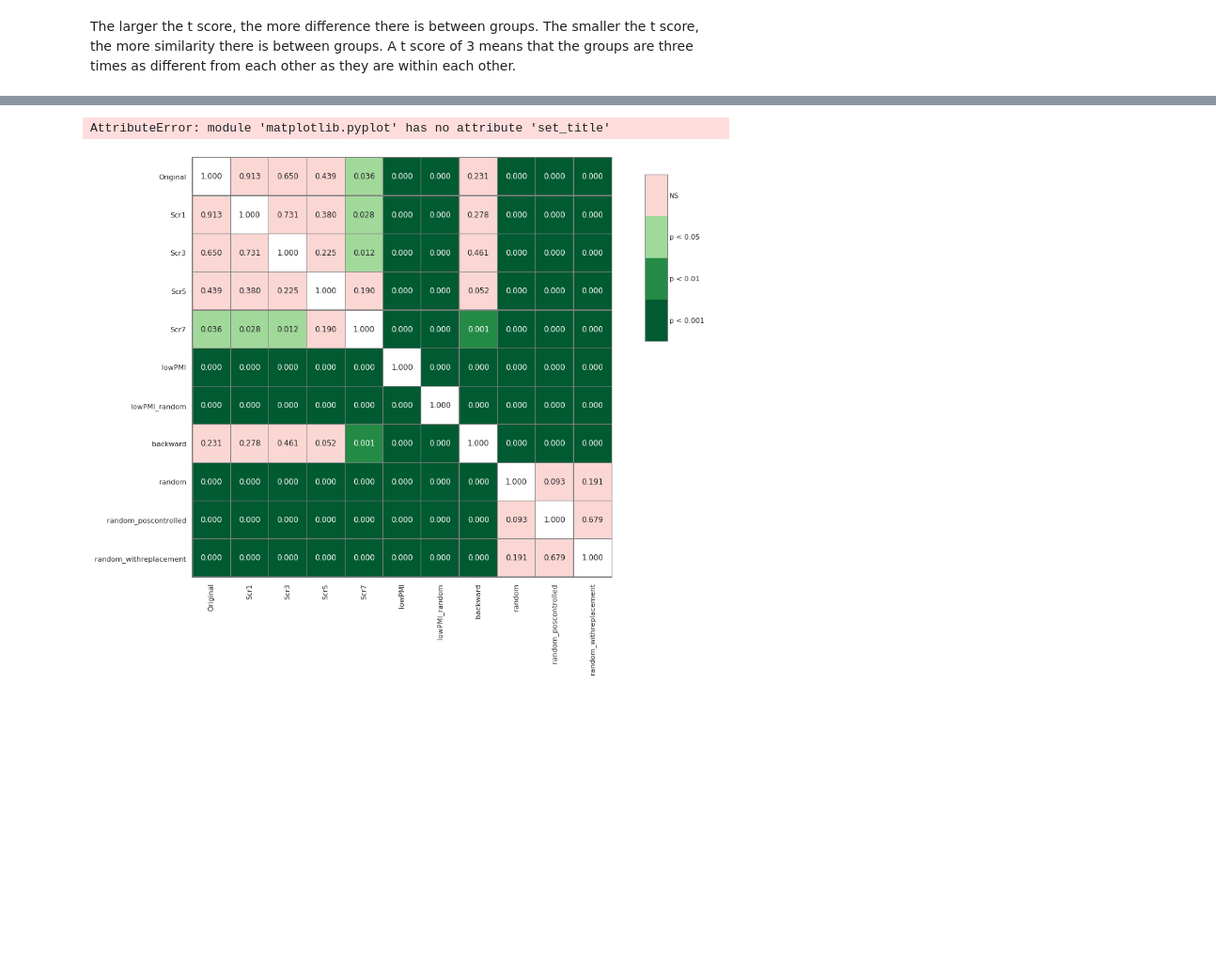
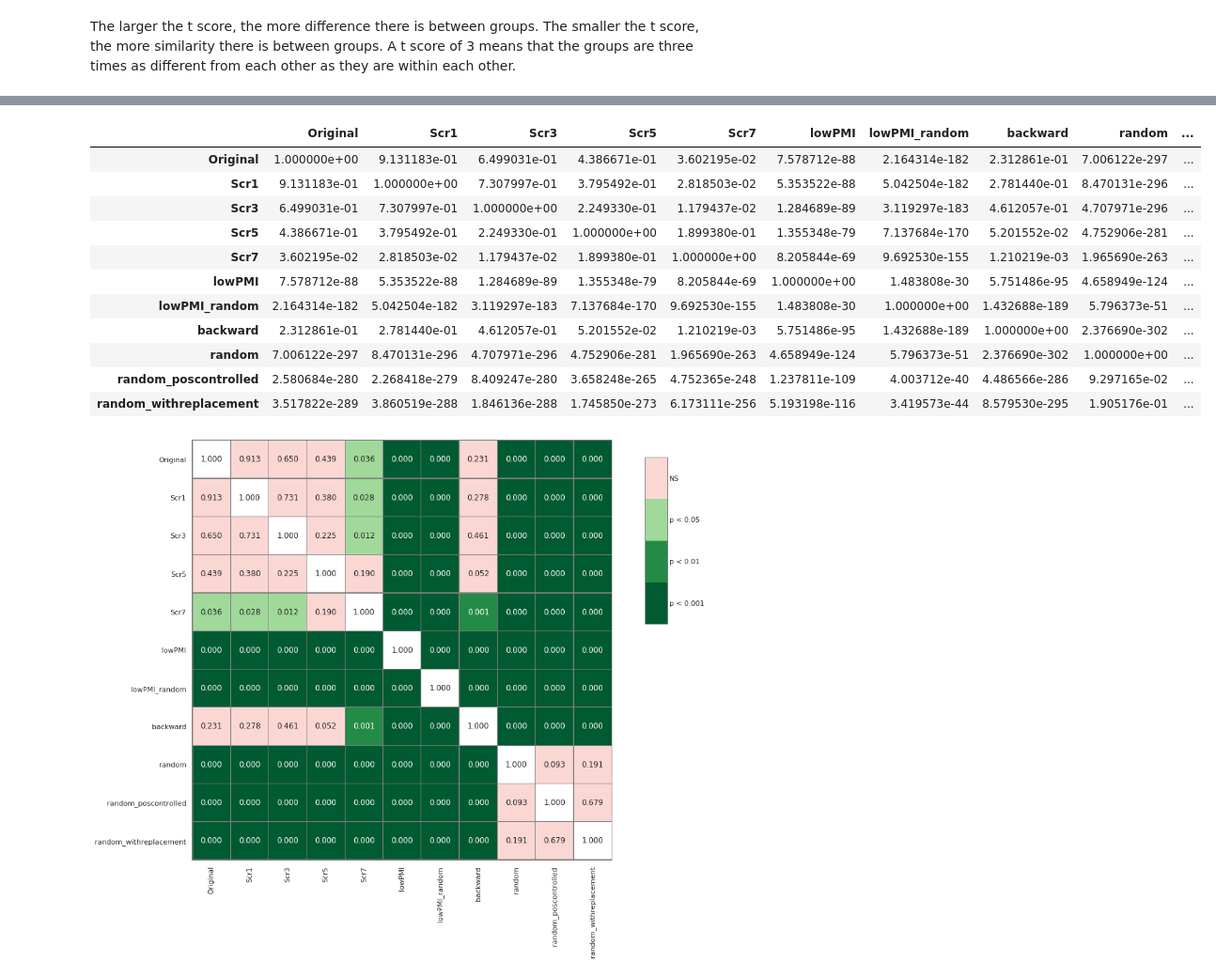
Before and after one commit to carina-kauf/perturbed-neural-nlp, a Jupyter notebook: analysis/pmi_verification/3_ANALYSIS_plot_ppmi_and_stats.ipynb, the cells around one changed output, grey strips where cells are left out. Shown at 94% size. Saved outputs shown, nothing was run; the diff lists cells and outputs as text; code cells hidden in the pictures; blank space fills up the shorter version.

```diff
--- a/analysis/pmi_verification/3_ANALYSIS_plot_ppmi_and_stats.ipynb
+++ b/analysis/pmi_verification/3_ANALYSIS_plot_ppmi_and_stats.ipynb
@@ -199,33 +199,45 @@ def anova_ttest():
                          liste[7],liste[8],liste[9],liste[10])
     print(f'ANOVA F-statistic and p-value: {F,p}')
 
     ttest = sp.posthoc_ttest(data, val_col='pPMI_lag2', group_col='condition')#, p_adjust='fdr_bh')
     plt.figure(figsize=(12,12))
     sp.sign_plot(ttest, annot=ttest, fmt='.3f', **heatmap_args)
-    plt.set_title('Pereira 2018 | pPMI across conditions', fontsize=title_size)
+    #plt.title('Pereira 2018 | pPMI across conditions', fontsize=title_size)
+    #plt.subplots_adjust(top=0.8)
 
     if save:
         plt.savefig(os.path.join(figdir,'pmi_verification_scr_stats.png'), bbox_inches='tight')
 
     return ttest
 anova_ttest()
 # %% [output]
 ['Original', 'Scr1', 'Scr3', 'Scr5', 'Scr7', 'lowPMI', 'lowPMI_random', 'backward', 'random', 'random_poscontrolled', 'random_withreplacement']
 11
 ANOVA F-statistic and p-value: (874.0814893854869, 0.0)
                         Original  Scr1  Scr3  Scr5  Scr7  lowPMI  \
 Original                    -1.0   0.0   0.0   0.0   3.0     1.0
 Scr1                         0.0  -1.0   0.0   0.0   3.0     1.0
 Scr3                         0.0   0.0  -1.0   0.0   3.0     1.0
 Scr5                         0.0   0.0   0.0  -1.0   0.0     1.0
 Scr7                         3.0   3.0   3.0   0.0  -1.0     1.0
 lowPMI                       1.0   1.0   1.0   1.0   1.0    -1.0
 lowPMI_random                1.0   1.0   1.0   1.0   1.0     1.0
 backward                     0.0   0.0   0.0   0.0   2.0     1.0
 ... (26 lines left out)
 random                                     0.0
 random_poscontrolled                       0.0
 random_withreplacement                    -1.0
 -----------
-AttributeError: module 'matplotlib.pyplot' has no attribute 'set_title'
+|  | Original | Scr1 | Scr3 | Scr5 | Scr7 | lowPMI | lowPMI_random | backward | random | ... |
+| Original | 1.000000e+00 | 9.131183e-01 | 6.499031e-01 | 4.386671e-01 | 3.602195e-02 | 7.578712e-88 | 2.164314e-182 | 2.312861e-01 | 7.006122e-297 | ... |
+| Scr1 | 9.131183e-01 | 1.000000e+00 | 7.307997e-01 | 3.795492e-01 | 2.818503e-02 | 5.353522e-88 | 5.042504e-182 | 2.781440e-01 | 8.470131e-296 | ... |
+| Scr3 | 6.499031e-01 | 7.307997e-01 | 1.000000e+00 | 2.249330e-01 | 1.179437e-02 | 1.284689e-89 | 3.119297e-183 | 4.612057e-01 | 4.707971e-296 | ... |
+| Scr5 | 4.386671e-01 | 3.795492e-01 | 2.249330e-01 | 1.000000e+00 | 1.899380e-01 | 1.355348e-79 | 7.137684e-170 | 5.201552e-02 | 4.752906e-281 | ... |
+| Scr7 | 3.602195e-02 | 2.818503e-02 | 1.179437e-02 | 1.899380e-01 | 1.000000e+00 | 8.205844e-69 | 9.692530e-155 | 1.210219e-03 | 1.965690e-263 | ... |
+| lowPMI | 7.578712e-88 | 5.353522e-88 | 1.284689e-89 | 1.355348e-79 | 8.205844e-69 | 1.000000e+00 | 1.483808e-30 | 5.751486e-95 | 4.658949e-124 | ... |
+| lowPMI_random | 2.164314e-182 | 5.042504e-182 | 3.119297e-183 | 7.137684e-170 | 9.692530e-155 | 1.483808e-30 | 1.000000e+00 | 1.432688e-189 | 5.796373e-51 | ... |
+| backward | 2.312861e-01 | 2.781440e-01 | 4.612057e-01 | 5.201552e-02 | 1.210219e-03 | 5.751486e-95 | 1.432688e-189 | 1.000000e+00 | 2.376690e-302 | ... |
+| random | 7.006122e-297 | 8.470131e-296 | 4.707971e-296 | 4.752906e-281 | 1.965690e-263 | 4.658949e-124 | 5.796373e-51 | 2.376690e-302 | 1.000000e+00 | ... |
+| random_poscontrolled | 2.580684e-280 | 2.268418e-279 | 8.409247e-280 | 3.658248e-265 | 4.752365e-248 | 1.237811e-109 | 4.003712e-40 | 4.486566e-286 | 9.297165e-02 | ... |
+| random_withreplacement | 3.517822e-289 | 3.860519e-288 | 1.846136e-288 | 1.745850e-273 | 6.173111e-256 | 5.193198e-116 | 3.419573e-44 | 8.579530e-295 | 1.905176e-01 | ... |
 [figure]
```
Also changed, not shown: 1 other file.
